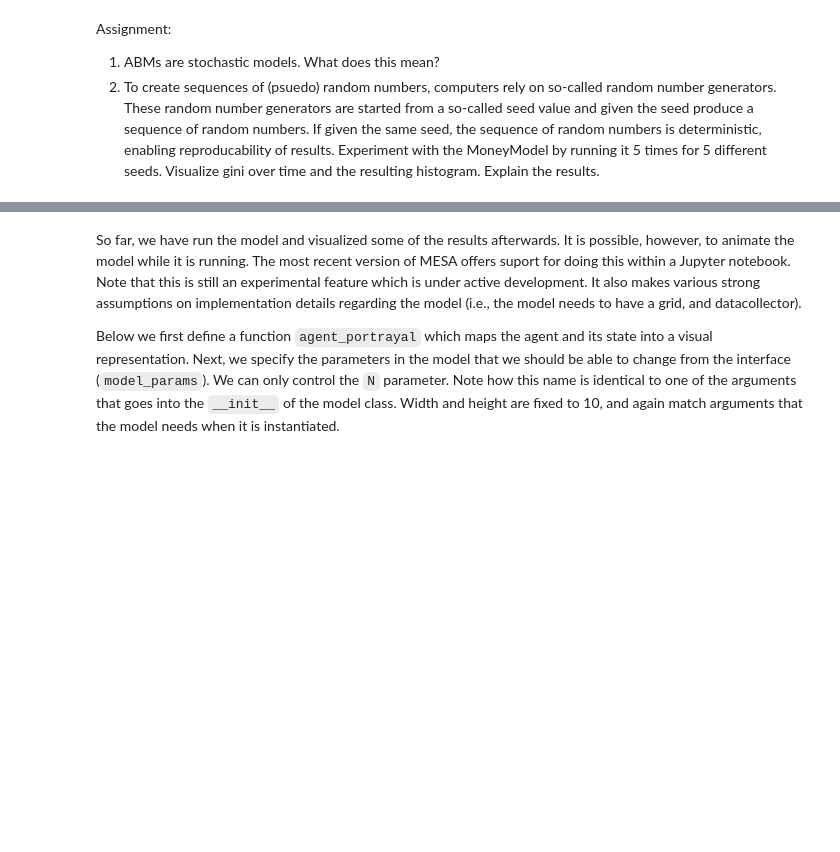
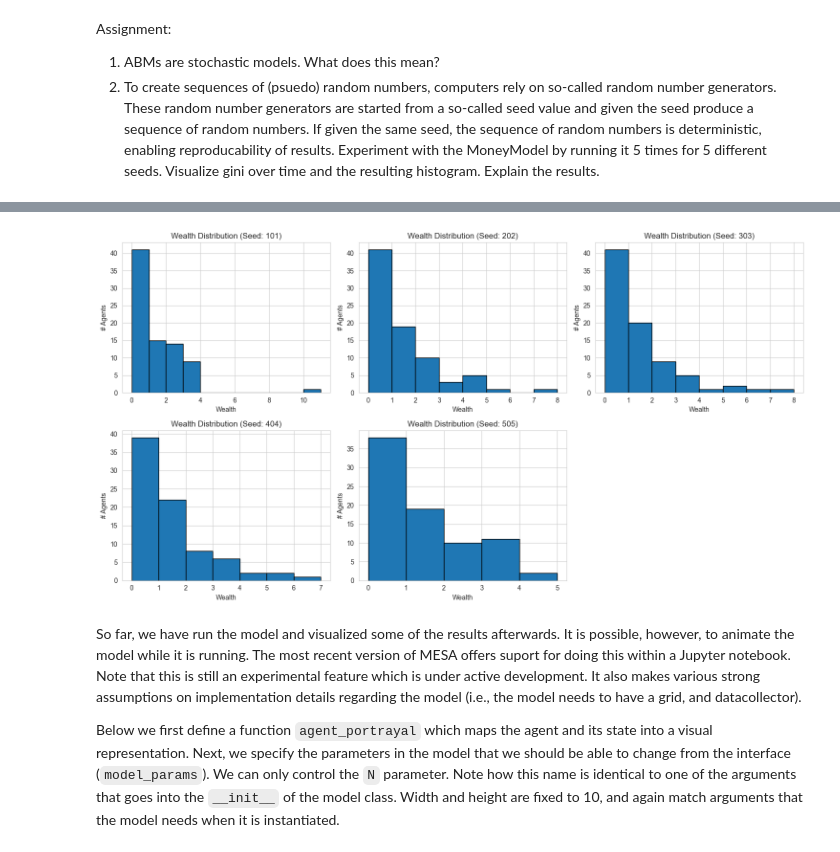
Before and after one commit to msmiddelhoff/EPA123a_open, a Jupyter notebook: week_1/2. Introduction to MESA.ipynb, the cells around one changed output, grey strips where cells are left out. Drawn from its saved outputs; the diff is of its cells as text; code cells hidden in the pictures; blank space fills up the shorter version.

```diff
--- a/week_1/2. Introduction to MESA.ipynb
+++ b/week_1/2. Introduction to MESA.ipynb
@@ -162,3 +168,17 @@ Assignment:
 
 1. ABMs are stochastic models. What does this mean?
 2. To create sequences of (psuedo) random numbers, computers rely on so-called random number generators. These random number generators are started from a so-called seed value and given the seed produce a sequence of random numbers. If given the same seed, the sequence of random numbers is deterministic, enabling reproducability of results. Experiment with the MoneyModel by running it 5 times for 5 different seeds. Visualize gini over time and the resulting histogram. Explain the results.
+# %%
+# Experiment parameters
+N_RUNS = 5
+N_TICKS = 100  # Running for more ticks will better show Gini evolution
+SEEDS = [101, 202, 303, 404, 505]  # 5 distinct seeds
+
+# Model parameters
+WIDTH = 10
+HEIGHT = 10
+N_AGENTS = 80
+
+# Containers to store results
+gini_results = {}
+final_wealth_distributions = {}
@@ -165,3 +232,17 @@ Assignment:
+# %%
+plt.figure(figsize=(15, 8))
+
+for i, (seed, wealth_data) in enumerate(final_wealth_distributions.items()):
+    plt.subplot(2, 3, i + 1) # Create subplots for 5 runs
+    plt.hist(wealth_data, bins=range(int(wealth_data.min()), int(wealth_data.max()) + 2), edgecolor='black')
+    plt.title(f'Wealth Distribution (Seed: {seed})')
+    plt.xlabel('Wealth')
+    plt.ylabel('# Agents')
+
+plt.tight_layout()
+plt.show()
+# %% [output]
+[figure, added]
 # %% [markdown]
 So far, we have run the model and visualized some of the results afterwards. It is possible, however, to animate the model while it is running. The most recent version of MESA offers suport for doing this within a Jupyter notebook. Note that this is still an experimental feature which is under active development. It also makes various strong assumptions on implementation details regarding the model (i.e., the model needs to have a grid, and datacollector).
 
```
Also changed, not shown: parts of 6 cells of this notebook, 4 other files.
